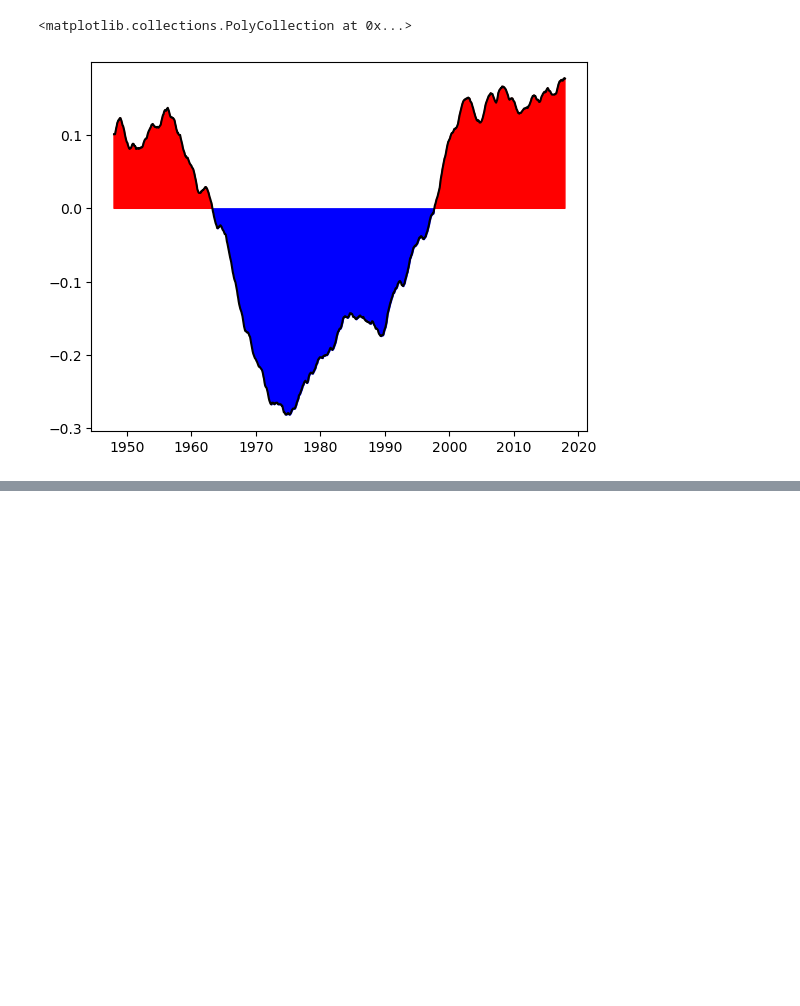
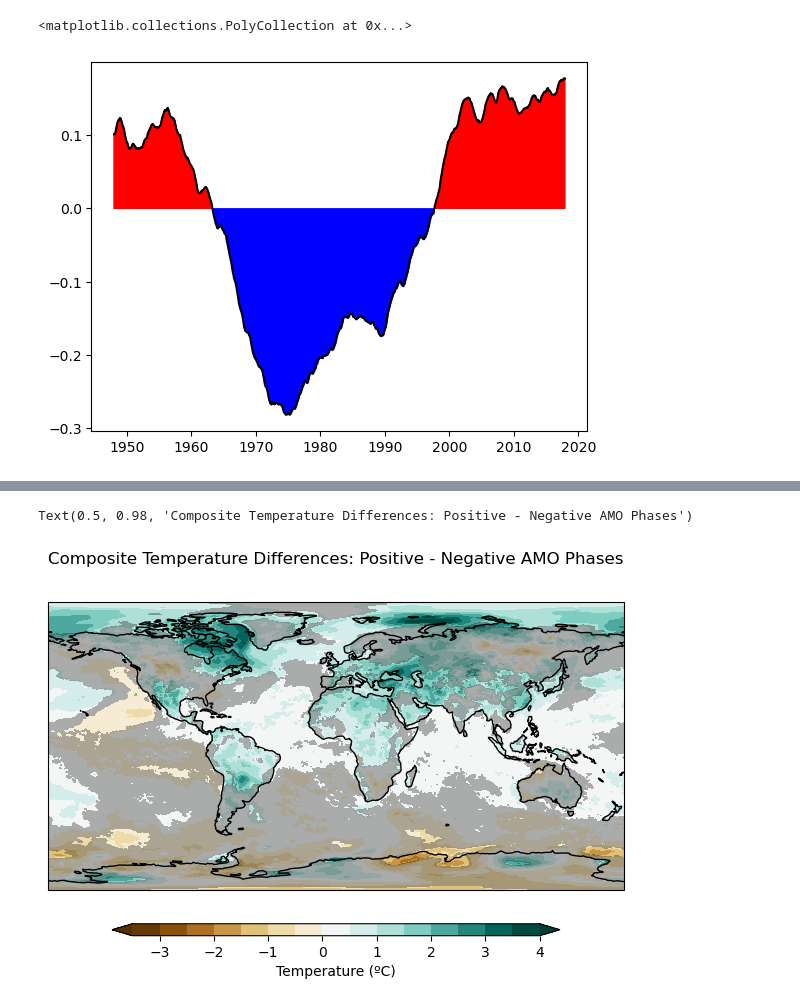
Before and after one commit to anlawyer/clim680, a Jupyter notebook: composite-analysis.ipynb, the cells around one changed output, grey strips where cells are left out. Cells and saved outputs as stored; diff of their text form; code cells hidden in the pictures; blank space fills up the shorter version.

```diff
--- a/composite-analysis.ipynb
+++ b/composite-analysis.ipynb
@@ -165,0 +219,37 @@ Text(0.5, 0.98, 'Composite 2m Temperature Anomalies during AMO')
+# %%
+# Tested out shading instead of stipling to show significant areas, but I don't think this conveys
+# the meaning as clearly as the stipling map does
+
+mask_diff_o = xr.ones_like(mean_diff).where(pval > p) # This retains data where the pval is insignificant
+
+labels = ['Positive AMO phase vs Negative AMO phase']
+clevs = np.arange(-3.5, 4.2, 0.5)
+hatch_levs = [0]
+
+fig, axs = plt.subplots(nrows=1, ncols=1, subplot_kw={'projection': ccrs.PlateCarree()})
+
+data = mean_diff
+
+data, lons = add_cyclic_point(data,coord=mean_diff['lon'])
+mask_data_o, lons = add_cyclic_point(mask_diff_o, coord=mean_diff['lon'])
+
+cs = axs.contourf(lons, mean_diff['lat'], data, clevs,
+                transform = ccrs.PlateCarree(),
+                cmap='BrBG', extend='both')
+
+# Mask out insignficant areas with semi-transparent shading
+ss = axs.contourf(lons, mean_diff['lat'], mask_data_o,
+                transform = ccrs.PlateCarree(), colors=['k'],
+                alpha=0.3)
+
+axs.coastlines()
+
+fig.subplots_adjust(bottom=0.25, top=0.9, left=0.05, right=0.95)
+
+cbar_ax = fig.add_axes([0.15, 0.18, 0.7, 0.025])
+cbar = fig.colorbar(cs, cax=cbar_ax, orientation='horizontal', label='Temperature (ºC)')
+
+plt.suptitle('Composite Temperature Differences: Positive - Negative AMO Phases')
+# %% [output]
+Text(0.5, 0.98, 'Composite Temperature Differences: Positive - Negative AMO Phases')
+[figure, added]
```
Also changed, not shown: parts of 9 cells of this notebook.
